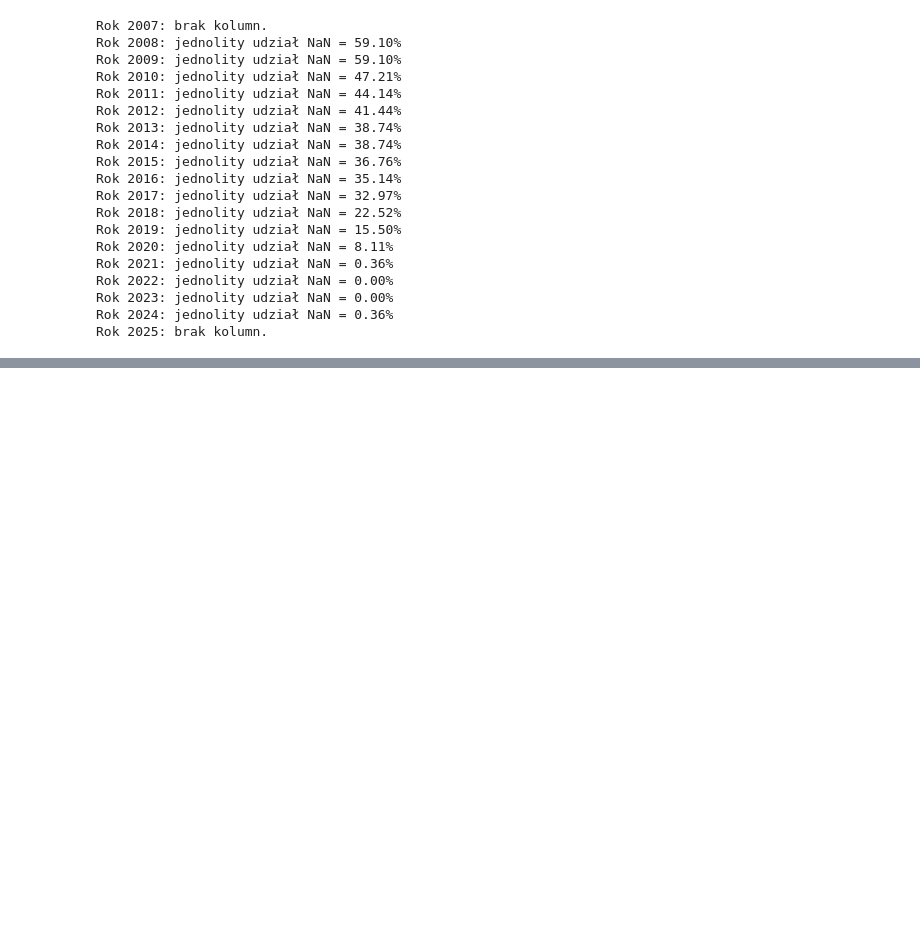
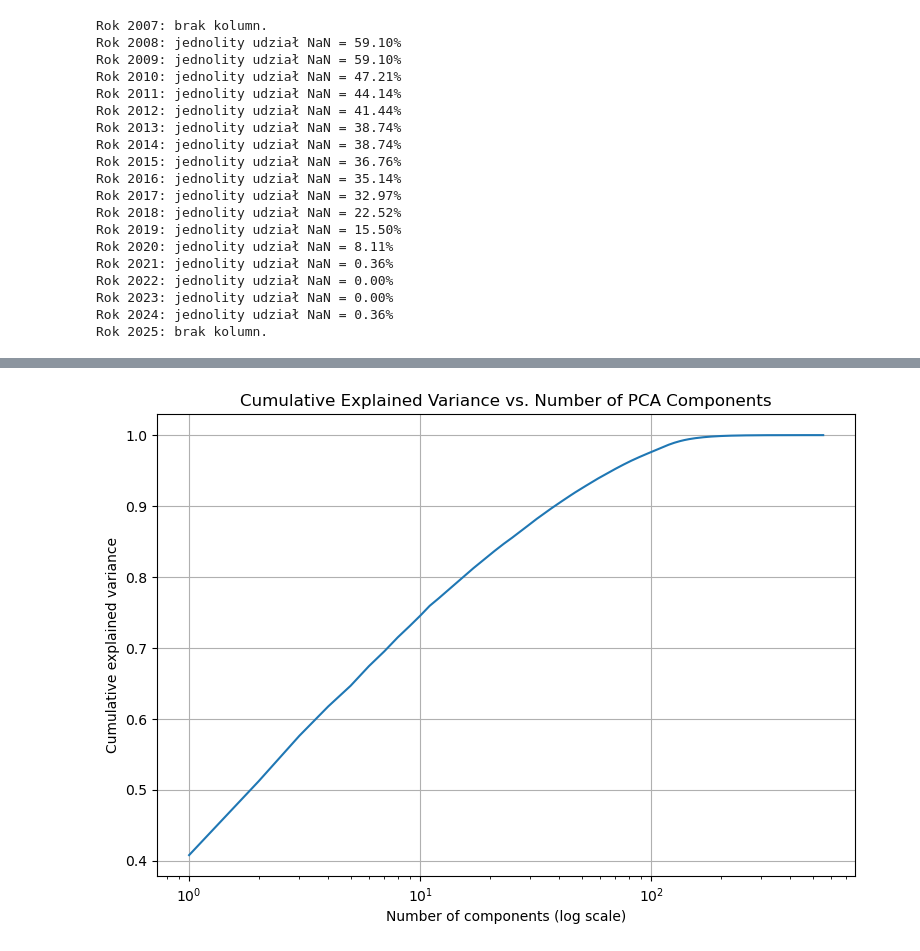
Before and after one commit to Karol315/Ml_project_clasterization, a Jupyter notebook: companies_data_concatenation.ipynb, the cells around one changed output, grey strips where cells are left out. Drawn from its saved outputs; the diff is of its cells as text; code cells hidden in the pictures; blank space fills up the shorter version.

```diff
--- a/companies_data_concatenation.ipynb
+++ b/companies_data_concatenation.ipynb
@@ -327,0 +119,40 @@ KMedoids (euclidean)              7.497114
+# %%
+# Parametry usuwania lat
+rok_min = 2008
+rok_max = 2010
+
+def zawiera_rok_z_przedzialu(col_name, rok_min, rok_max):
+    match = re.search(r'_(\d{4})', col_name)
+    if match:
+        rok = int(match.group(1))
+        return rok_min <= rok <= rok_max
+    return False
+
+# Oddziel kolumnę identyfikatora
+identyfikatory = df_wide['Nazwa']
+
+# Usuń kolumnę 'Nazwa' i usuń kolumny z latami w przedziale
+df_features = df_wide.drop(columns=['Nazwa'])
+cols_to_drop = [col for col in df_features.columns if zawiera_rok_z_przedzialu(col, rok_min, rok_max)]
+df_features_filtered = df_features.drop(columns=cols_to_drop)
+
+# Uzupełnij NaN zerami (jeśli jeszcze są)
+df_features_filtered = df_features_filtered.fillna(0)
+
+# --- Standaryzacja ---
+scaler = StandardScaler()
+X_scaled = scaler.fit_transform(df_features_filtered)
+
+
+pca =  PCA().fit(X_scaled)
+
+plt.figure(figsize=(9, 6))
+plt.plot(range(1, len(pca.explained_variance_ratio_) + 1), np.cumsum(pca.explained_variance_ratio_))
+plt.xscale('log')  # Skala logarytmiczna na osi X
+plt.xlabel('Number of components (log scale)')
+plt.ylabel('Cumulative explained variance')
+plt.title('Cumulative Explained Variance vs. Number of PCA Components')
+plt.grid(True)
+plt.show()
+# %% [output]
+[figure, added]
```
Also changed, not shown: parts of 17 cells of this notebook.
